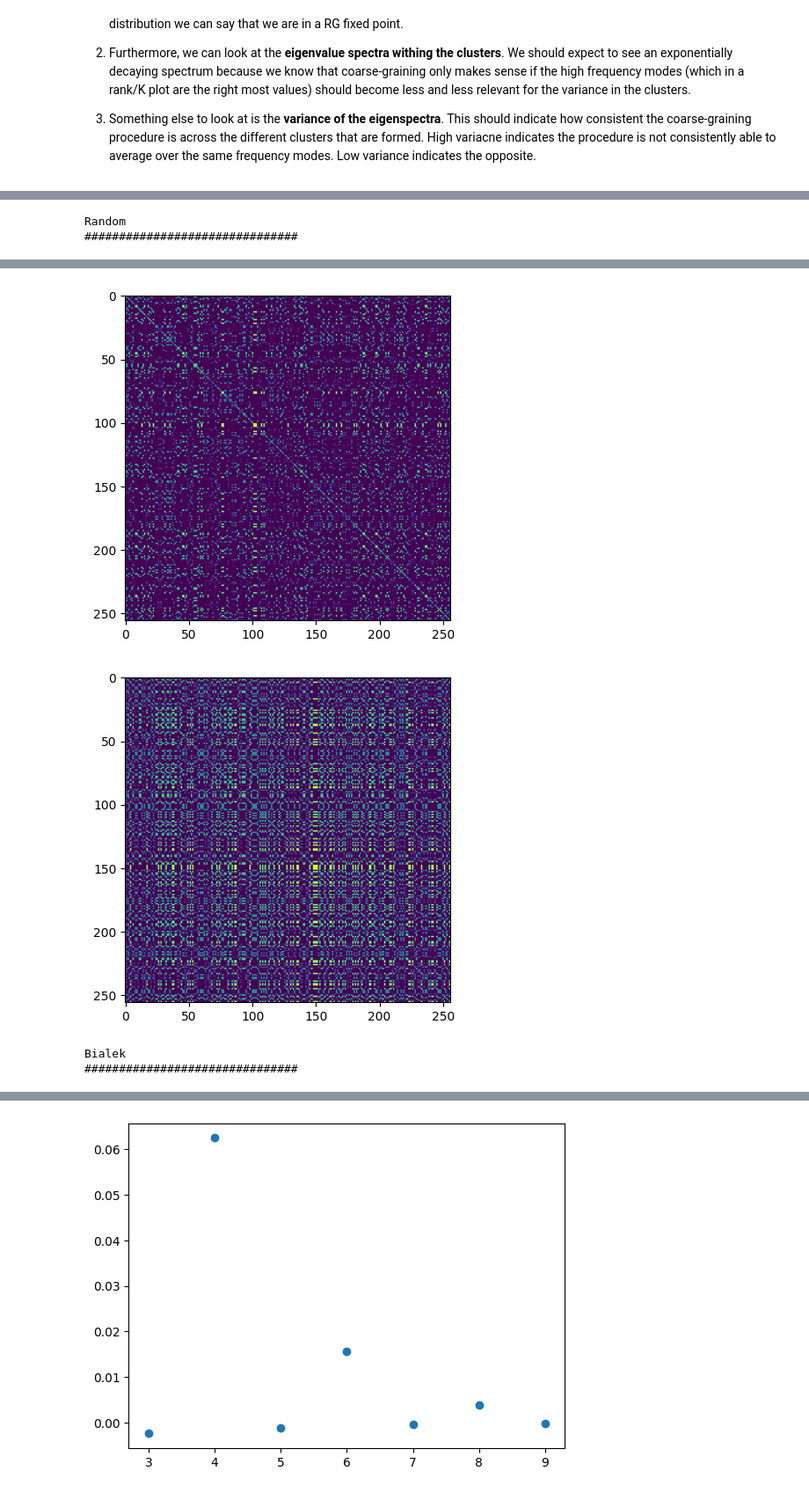
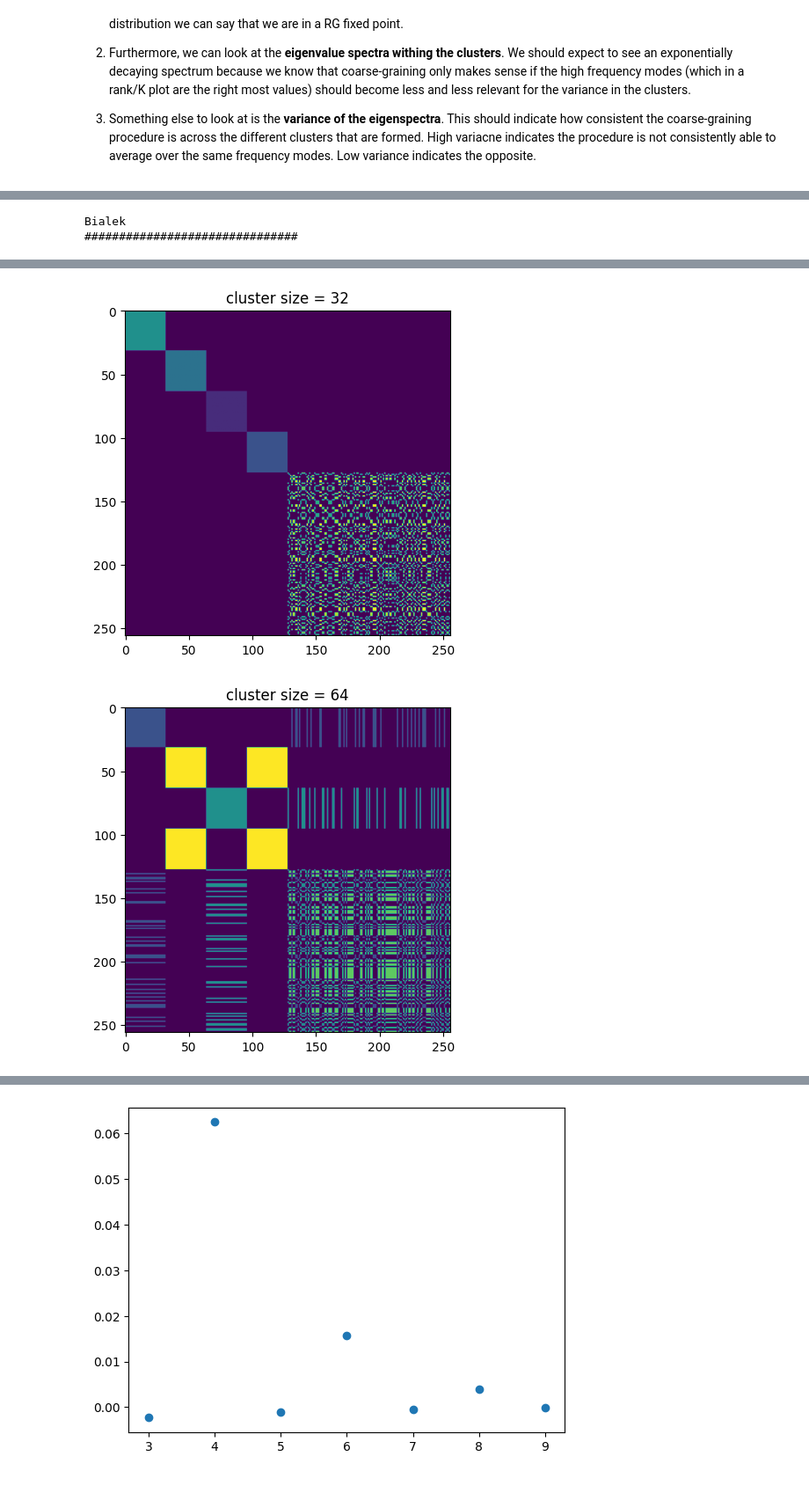
Before and after one commit to KKMGeraedts/Renormalization-Group-Bialek, a Jupyter notebook: Studying Scaling Behabiaour of Real Space RG (Bialek).ipynb, the cells around one changed output, grey strips where cells are left out. Shown at 88% size. Cells and saved outputs as stored; diff of their text form; code cells hidden in the pictures.

```diff
--- a/Studying Scaling Behabiaour of Real Space RG (Bialek).ipynb
+++ b/Studying Scaling Behabiaour of Real Space RG (Bialek).ipynb
@@ -159,5 +165,16 @@ plot_free_energy_scaling(p_averages_bialek, p_stds_bialek, unique_activity_value
 # %%
 # Plot eigenvalue spectra
-plot_eigenvalue_spectra_within_clusters(Xs_random, clusters_random, title="Random")
-plot_eigenvalue_spectra_within_clusters(Xs_bialek, clusters_bialek, title="Bialek")
+rg_range = (0, len(clusters_bialek)-2)
+
+#plot_eigenvalue_spectra_within_clusters(Xs_random, clusters_random, title="Random")
+fig, ax = plot_eigenvalue_spectra_within_clusters(Xs_bialek, clusters_bialek, rg_range)
+
+if common_title == True:
+    ax.set_title(common_title)
+else:
+    title = ""
+    ax.set_title(title)
+
+if save_plot == True:
+    fig.savefig(f"{output_dir}/eigenvalue_spectra_within_clusters")
 # %% [output]
@@ -235,8 +210,35 @@ plot_eigenvalue_scaling(Xs_bialek, clusters_random, title="Bialek")
 # %%
-print("Random\n###############################")
-show_clusters_by_imshow(clusters_random)
+
+def show_clusters_by_imshow(clusters, rg_range, OUTPUT_DIR):
+    """
+    Show the clusters that are formed during the RG procedure.
+
+    Parameters:
+        cluster - ndarray containing the clusters at the different iterations of the RG transformation
+        verbose (optional) - if True it prints the cluster list after showing the image
+    """
+
+    original_size = len(clusters[0][0]) * len(clusters[0][:, 0])
+    grid = np.zeros((original_size, original_size))
+    for c in clusters[rg_range[0]:rg_range[1]]:
+
+        # Create fig, ax
+        fig, ax = plt.subplots(1)
+
+        colors = np.arange(1, 1 + len(c[:,0])) / len(c[:,0]) * 10
+        for i, color in enumerate(colors):
+            for j in c[i]:
+                grid[j, c[i]] = color
+
+        ax.imshow(grid)
+        ax.set_title(f"cluster size = {len(c.T)}")
+        fig.savefig(f"{OUTPUT_DIR}/clusterSize={len(c.T)}")
+
+# print("Random\n###############################")
+# show_clusters_by_imshow(clusters_random)
 print("Bialek\n###############################")
-show_clusters_by_imshow(clusters_bialek)
+rg_range = (0, len(clusters_bialek)- 2)
+show_clusters_by_imshow(clusters_bialek, rg_range, "")
 # %% [output]
-Random
+Bialek
 ###############################
@@ -247,4 +249,2 @@ Random
-[figure, old version]
+[figure, new version]
-[figure, old version]
+[figure, new version]
-Bialek
-###############################
```
Also changed, not shown: parts of 13 cells of this notebook, 32 other files.
